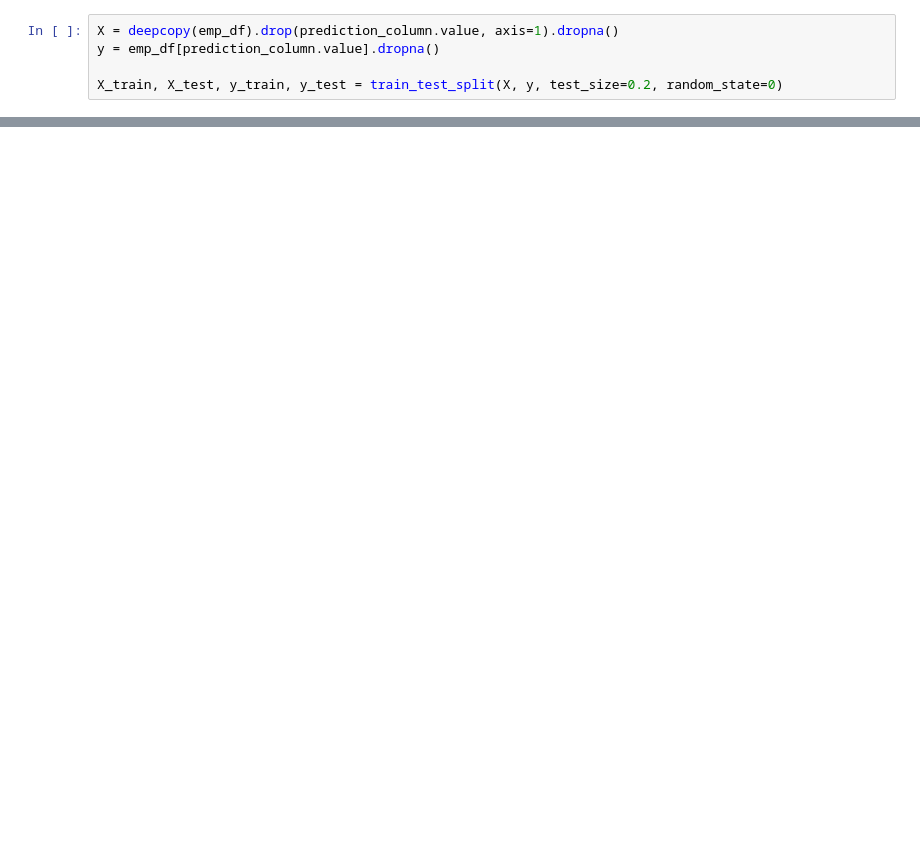
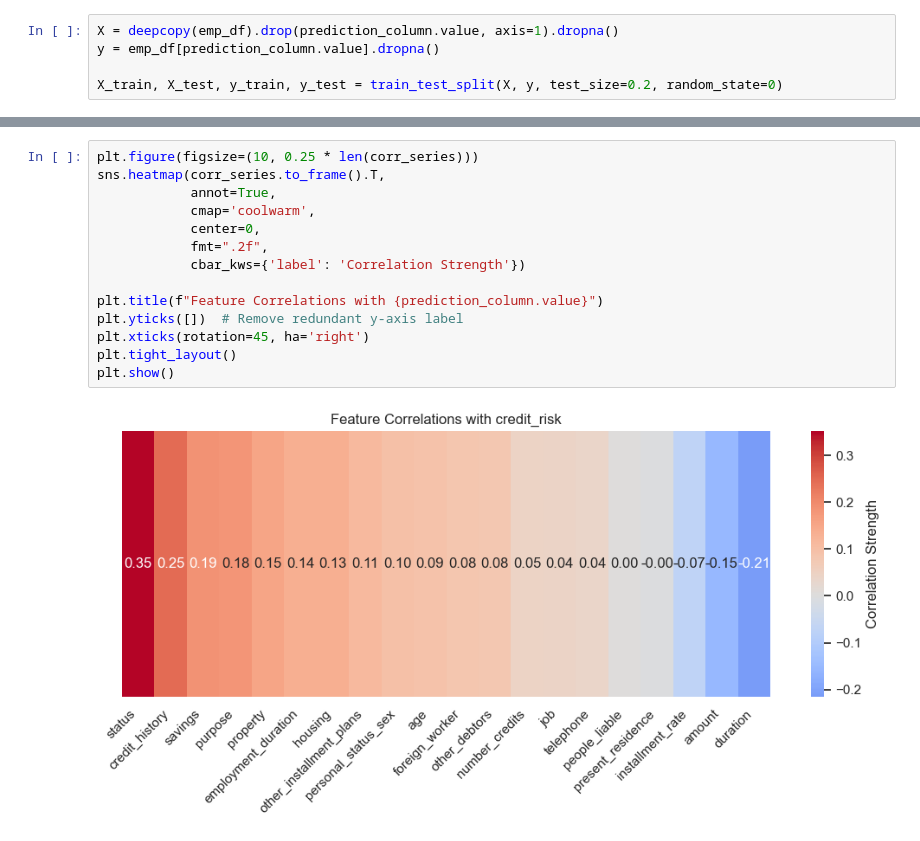
Before and after one commit to Bence749/FairnessLens, a Jupyter notebook: fairness-frontend-v2.ipynb, the cells around one changed output, grey strips where cells are left out. Saved outputs shown, nothing was run; the diff lists cells and outputs as text; blank space fills up the shorter version.

```diff
--- a/fairness-frontend-v2.ipynb
+++ b/fairness-frontend-v2.ipynb
@@ -585,0 +928,16 @@ fig.show()
+# %%
+plt.figure(figsize=(10, 0.25 * len(corr_series)))
+sns.heatmap(corr_series.to_frame().T,
+            annot=True,
+            cmap='coolwarm',
+            center=0,
+            fmt=".2f",
+            cbar_kws={'label': 'Correlation Strength'})
+
+plt.title(f"Feature Correlations with {prediction_column.value}")
+plt.yticks([])  # Remove redundant y-axis label
+plt.xticks(rotation=45, ha='right')
+plt.tight_layout()
+plt.show()
+# %% [output]
+[figure, added]
```
Also changed, not shown: parts of 24 cells of this notebook, 2 other files.
